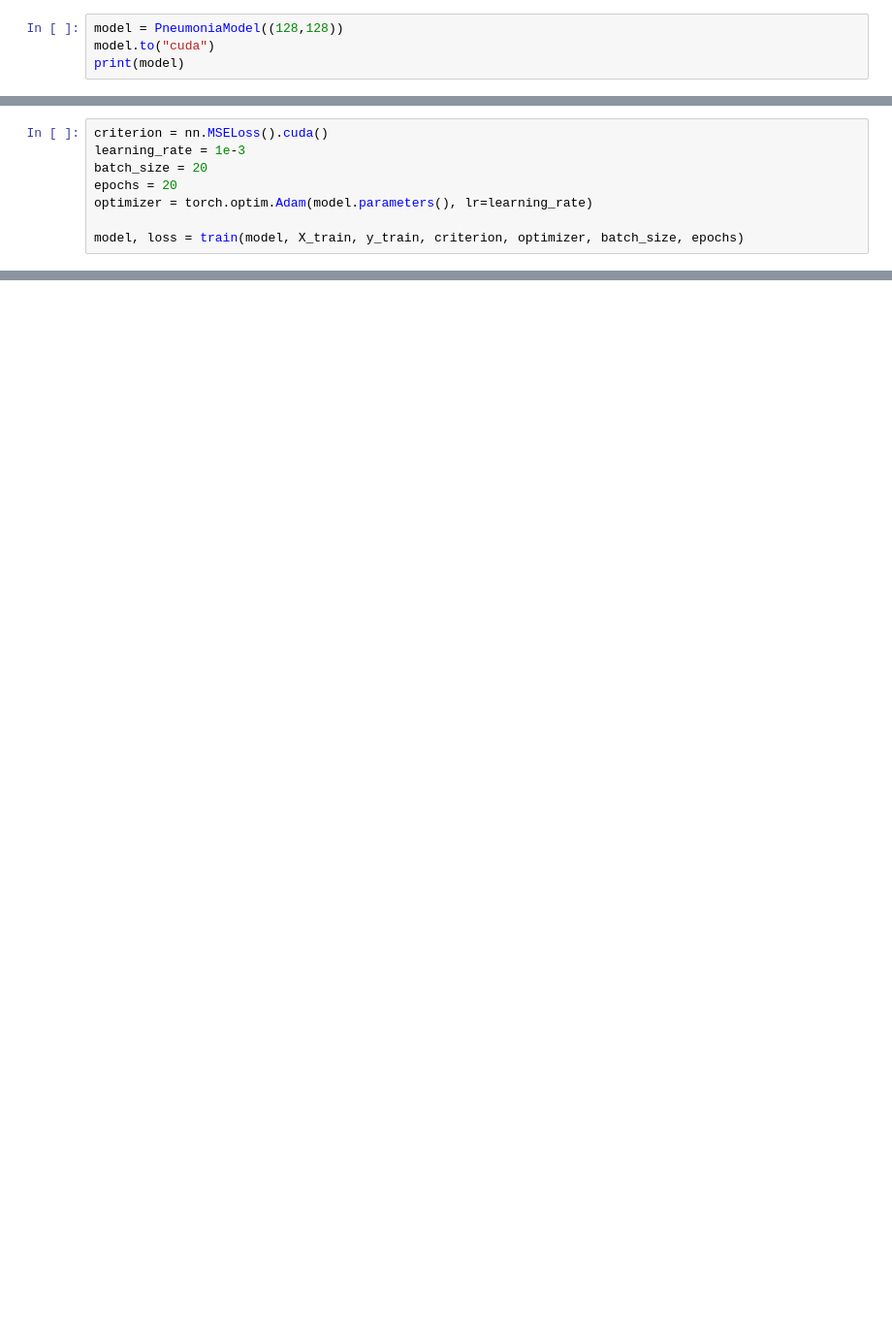
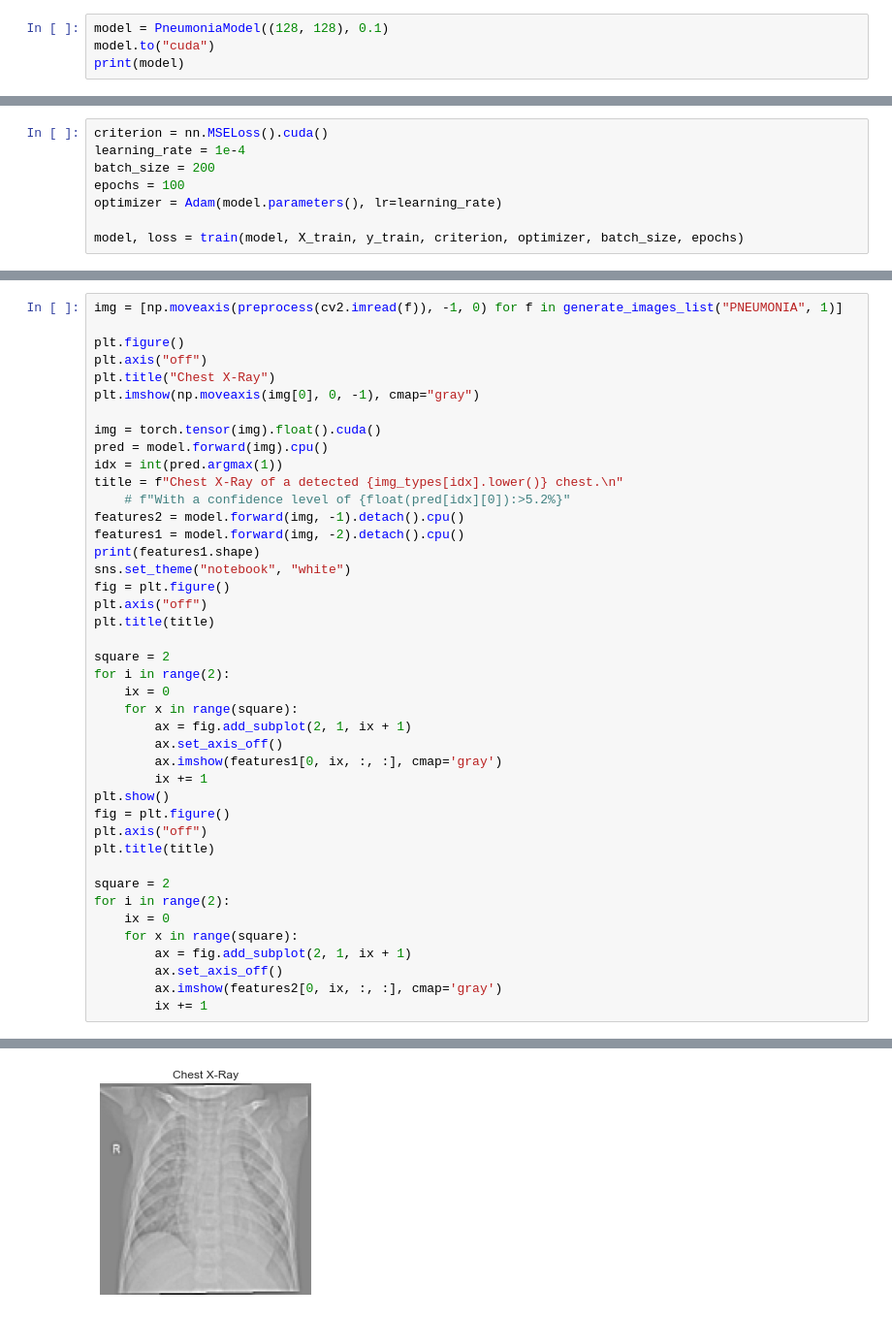
Before and after one commit to JulienAlardot/computer_vision, a Jupyter notebook: ml_core/data_analysis.ipynb, the cells around one changed output, grey strips where cells are left out. Shown at 97% size. Cells and saved outputs as stored; diff of their text form; blank space fills up the shorter version.

```diff
--- a/ml_core/data_analysis.ipynb
+++ b/ml_core/data_analysis.ipynb
@@ -185,5 +232,5 @@ def train(model, X, y, criterion,optimizer,  batch_size, epochs):
 # %%
-model = PneumoniaModel((128,128))
+model = PneumoniaModel((128, 128), 0.1)
 model.to("cuda")
 print(model)
 # %% [output]
@@ -198,10 +253,10 @@ PneumoniaModel(
 )
 # %%
 criterion = nn.MSELoss().cuda()
-learning_rate = 1e-3
-batch_size = 20
-epochs = 20
-optimizer = torch.optim.Adam(model.parameters(), lr=learning_rate)
+learning_rate = 1e-4
+batch_size = 200
+epochs = 100
+optimizer = Adam(model.parameters(), lr=learning_rate)
 
 model, loss = train(model, X_train, y_train, criterion, optimizer, batch_size, epochs)
 # %% [output]
@@ -232,0 +306,43 @@ torch.save(model.state_dict(), os.path.join(os.path.abspath("."),"pneumodia_mode
+# %%
+img = [np.moveaxis(preprocess(cv2.imread(f)), -1, 0) for f in generate_images_list("PNEUMONIA", 1)]
+
+plt.figure()
+plt.axis("off")
+plt.title("Chest X-Ray")
+plt.imshow(np.moveaxis(img[0], 0, -1), cmap="gray")
+
+img = torch.tensor(img).float().cuda()
+pred = model.forward(img).cpu()
+idx = int(pred.argmax(1))
+title = f"Chest X-Ray of a detected {img_types[idx].lower()} chest.\n"
+    # f"With a confidence level of {float(pred[idx][0]):>5.2%}"
+features2 = model.forward(img, -1).detach().cpu()
+features1 = model.forward(img, -2).detach().cpu()
+print(features1.shape)
+sns.set_theme("notebook", "white")
+fig = plt.figure()
+plt.axis("off")
+plt.title(title)
+
+square = 2
+for i in range(2):
+    ix = 0
+    for x in range(square):
+        ax = fig.add_subplot(2, 1, ix + 1)
+        ax.set_axis_off()
+        ax.imshow(features1[0, ix, :, :], cmap='gray')
+        ix += 1
+plt.show()
+fig = plt.figure()
+plt.axis("off")
+plt.title(title)
+
+square = 2
+for i in range(2):
+    ix = 0
+    for x in range(square):
+        ax = fig.add_subplot(2, 1, ix + 1)
+        ax.set_axis_off()
+        ax.imshow(features2[0, ix, :, :], cmap='gray')
+        ix += 1
+# %% [output]
@@ -232,0 +350 @@ torch.save(model.state_dict(), os.path.join(os.path.abspath("."),"pneumodia_mode
+[figure, added]
```
Also changed, not shown: parts of 19 cells of this notebook, 4 other files.
